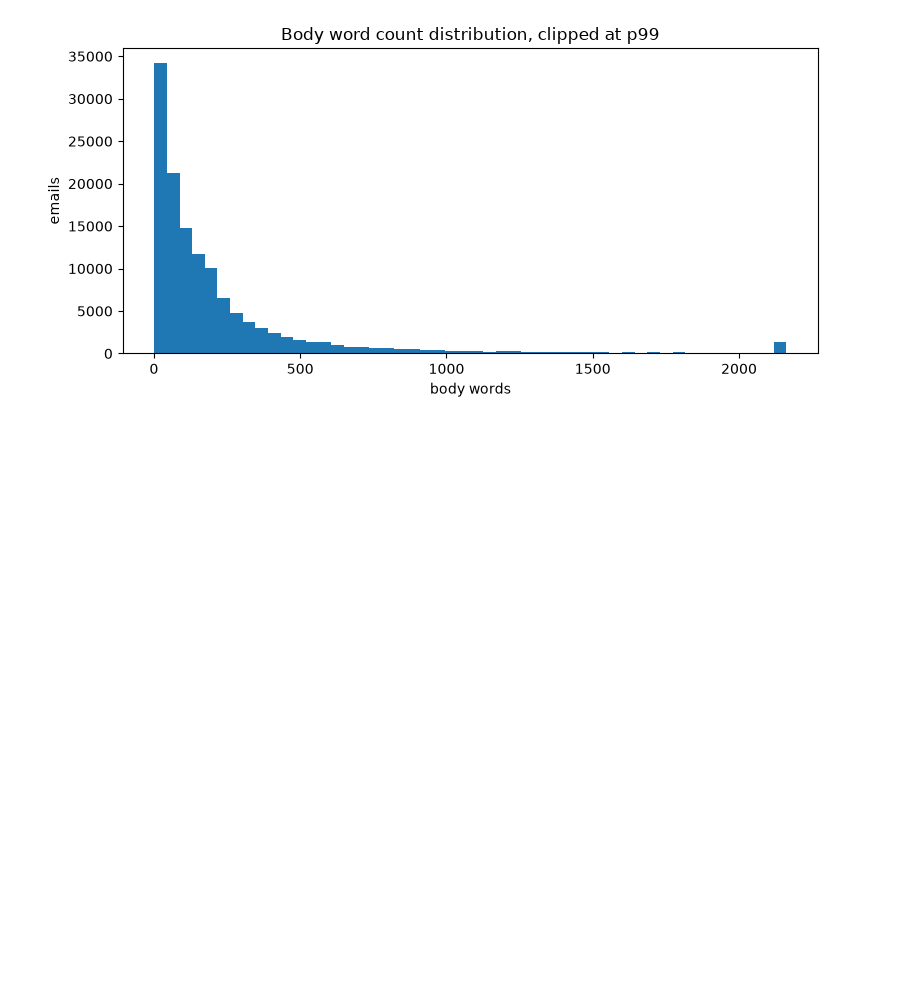
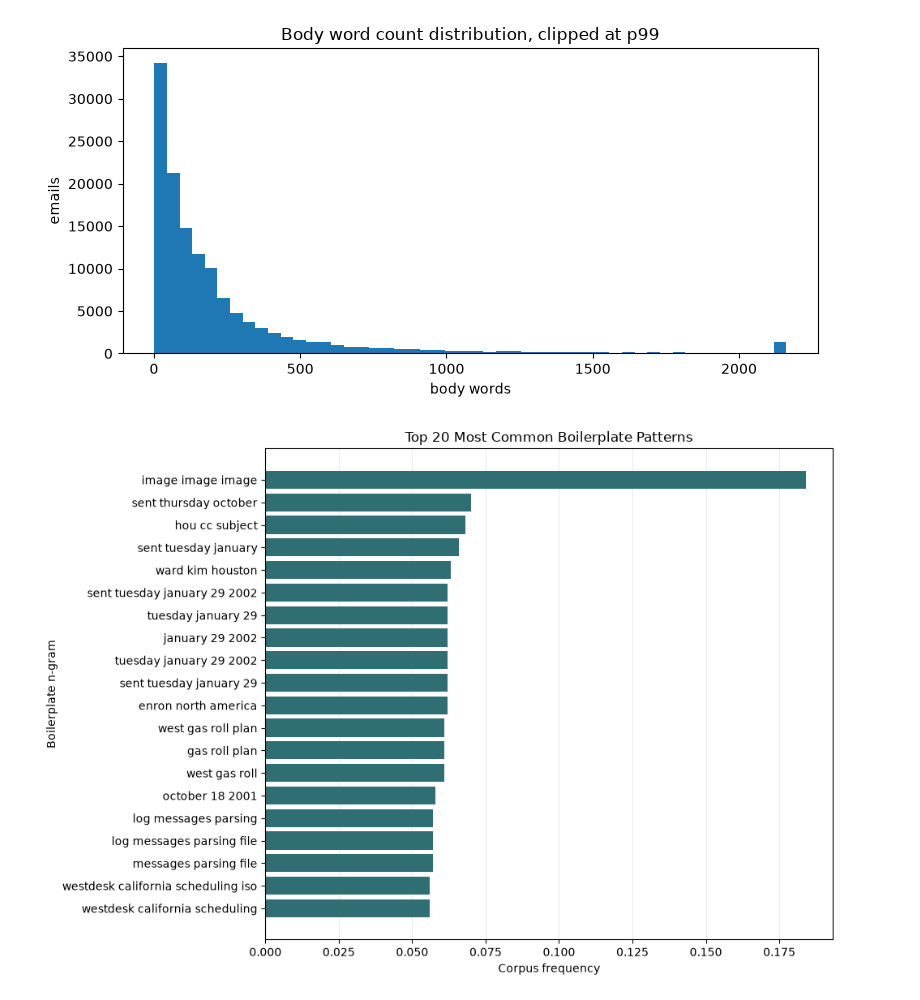
Before and after one commit to huytjuh/assignment-eca-huy, a Jupyter notebook: notebooks/01_eda.ipynb, the cells around one changed output. Saved outputs shown, nothing was run; the diff lists cells and outputs as text; code cells hidden in the pictures; blank space fills up the shorter version.

```diff
--- a/notebooks/01_eda.ipynb
+++ b/notebooks/01_eda.ipynb
@@ -307,5 +307,36 @@ if 'body_words_eda' in df.columns:
 # %% [output]
 [figure]
 # %%
-# most common boilerplates based on the lexicon preprocess
+BOILERPLATE_PATH = Path("../lexicon/preprocess/boilerplate.csv")
+if not BOILERPLATE_PATH.exists():
+    BOILERPLATE_PATH = Path("lexicon/preprocess/boilerplate.csv")
+
+top_n = 20
+
+boilerplate = (
+    pd.read_csv(BOILERPLATE_PATH)
+    .sort_values("count", ascending=False)
+    .head(top_n)
+    .sort_values("count", ascending=True)
+)
+
+fig, ax = plt.subplots(figsize=(10, 7))
+
+ax.barh(
+    boilerplate["ngram"],
+    boilerplate["count"],
+    color="#2f6f73",
+)
+
+ax.set_title(f"Top {top_n} Most Common Boilerplate Patterns")
+ax.set_xlabel("Corpus frequency")
+ax.set_ylabel("Boilerplate n-gram")
+
+ax.grid(axis="x", alpha=0.25)
+ax.set_axisbelow(True)
+
+plt.tight_layout()
+plt.show()
+# %% [output]
+[figure, added]
 # %%
```
Also changed, not shown: parts of 1 cell of this notebook, 21 other files.
